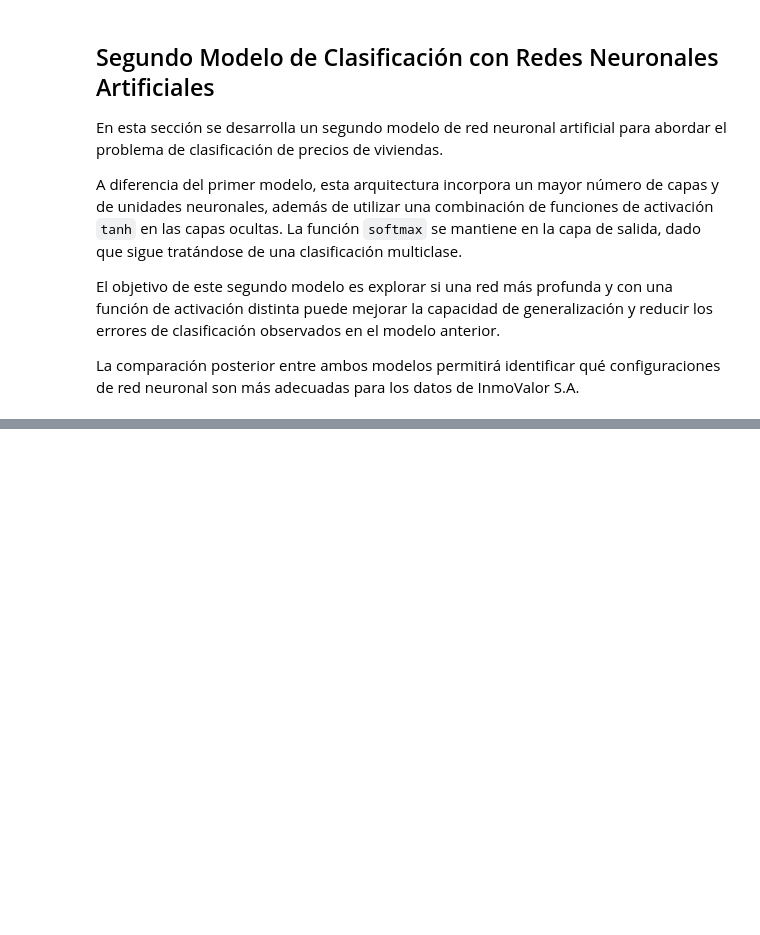
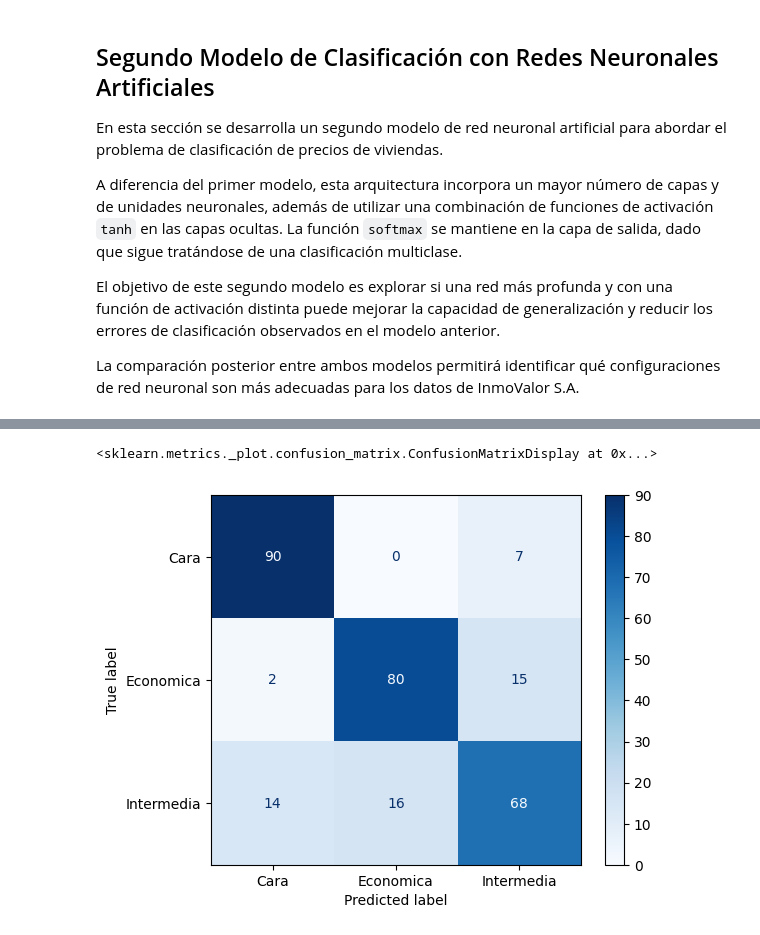
Before and after one commit to Diegoval-Dev/DM-HDT9, a Jupyter notebook: RNA.ipynb, the cells around one changed output, grey strips where cells are left out. Drawn from its saved outputs; the diff is of its cells as text; code cells hidden in the pictures; blank space fills up the shorter version.

```diff
--- a/RNA.ipynb
+++ b/RNA.ipynb
@@ -194,3 +194,11 @@ Epoch 49/50
 37/37 ━━━━━━━━━━━━━━━━━━━━ 0s 5ms/step - accuracy: 0.9998 - loss: 0.0023 - val_accuracy: 0.8151 - val_loss: 0.8565
 Epoch 50/50
 37/37 ━━━━━━━━━━━━━━━━━━━━ 0s 5ms/step - accuracy: 0.9988 - loss: 0.0038 - val_accuracy: 0.8151 - val_loss: 0.8613
+# %%
+y_pred_2 = model_2.predict(X_test_scaled)
+y_pred_classes_2 = np.argmax(y_pred_2, axis=1)
+
+cm_2 = confusion_matrix(y_test_encoded, y_pred_classes_2)
+disp_2 = ConfusionMatrixDisplay(confusion_matrix=cm_2, display_labels=label_encoder.classes_)
+disp_2.plot(cmap="Blues", values_format="d")
+# %% [output]
@@ -196,0 +206,2 @@ Epoch 50/50
+<sklearn.metrics._plot.confusion_matrix.ConfusionMatrixDisplay at 0x...>
+[figure, added]
```
Also changed, not shown: parts of 2 cells of this notebook.
